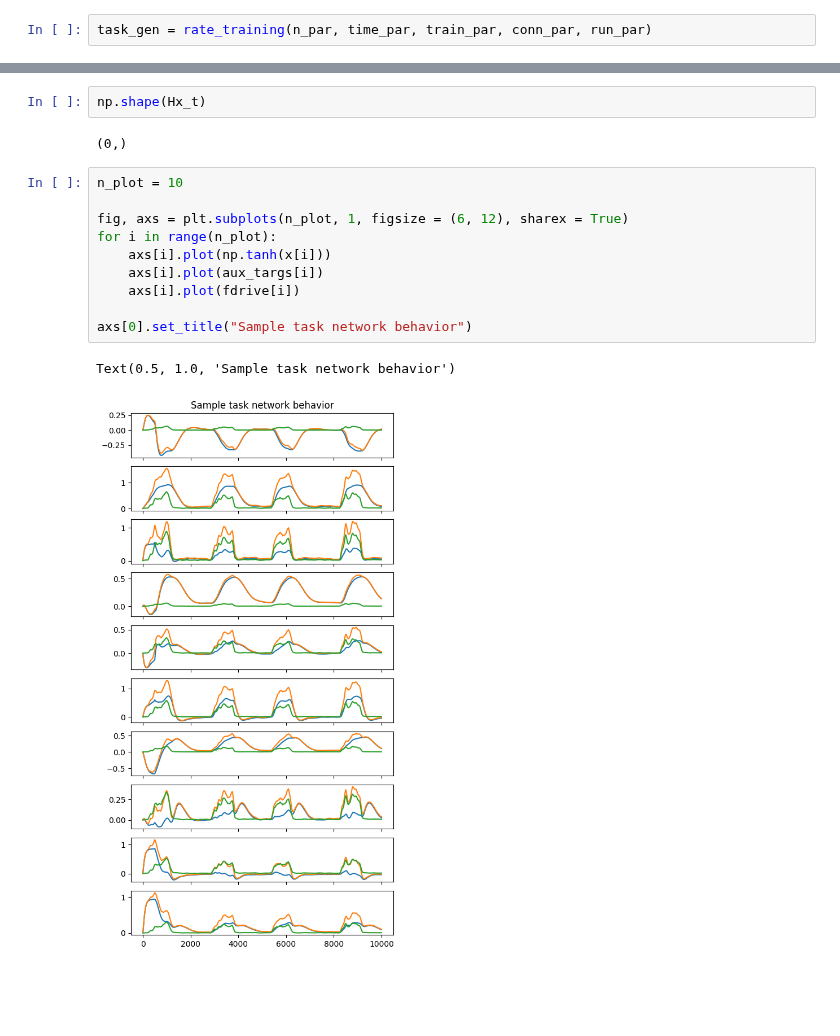
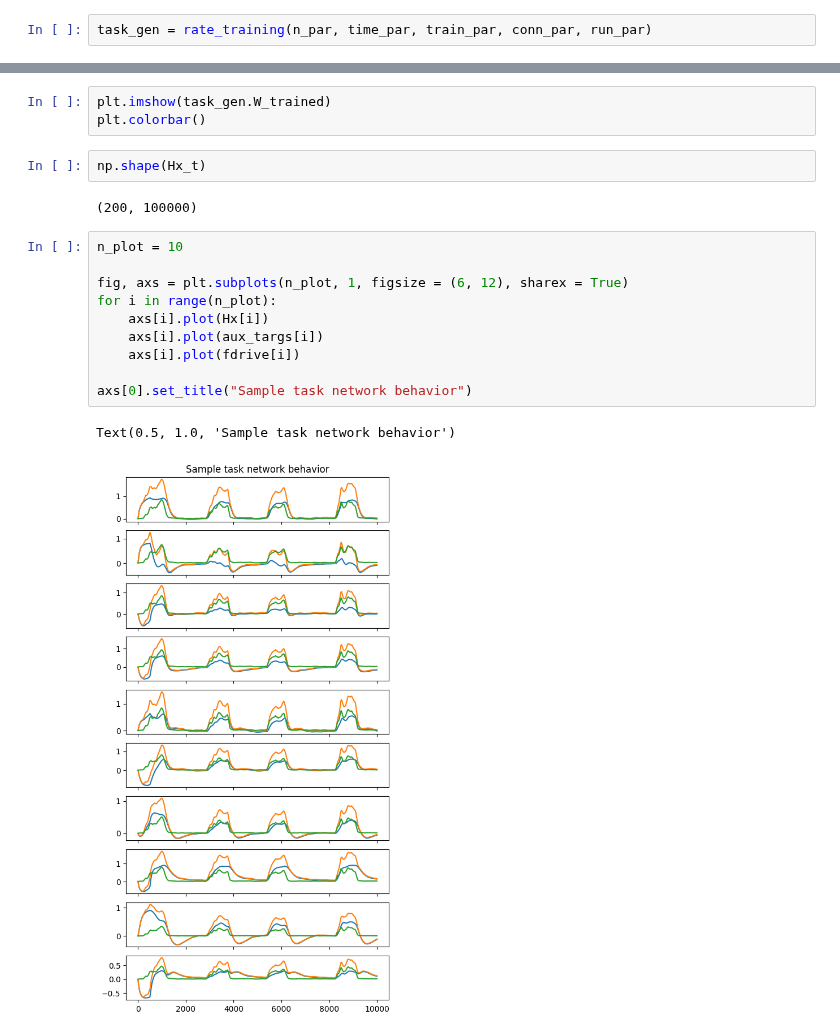
Before and after one commit to Sam-q-3736/srnn_rls, a Jupyter notebook: rate_testing.ipynb, the cells around one changed output, grey strips where cells are left out. Cells and saved outputs as stored; diff of their text form; blank space fills up the shorter version.

```diff
--- a/rate_testing.ipynb
+++ b/rate_testing.ipynb
@@ -76,17 +84,20 @@ training trial 9
-# %%
-np.shape(Hx_t)
-# %% [output]
-(0,)
-# %%
-n_plot = 10
-
-fig, axs = plt.subplots(n_plot, 1, figsize = (6, 12), sharex = True)
-for i in range(n_plot):
-    axs[i].plot(np.tanh(x[i]))
-    axs[i].plot(aux_targs[i])
-    axs[i].plot(fdrive[i])
-
-axs[0].set_title("Sample task network behavior")
-# %% [output]
-Text(0.5, 1.0, 'Sample task network behavior')
-[figure, removed]
+# %%
+plt.imshow(task_gen.W_trained)
+plt.colorbar()
+# %%
+np.shape(Hx_t)
+# %% [output]
+(200, 100000)
+# %%
+n_plot = 10
+
+fig, axs = plt.subplots(n_plot, 1, figsize = (6, 12), sharex = True)
+for i in range(n_plot):
+    axs[i].plot(Hx[i])
+    axs[i].plot(aux_targs[i])
+    axs[i].plot(fdrive[i])
+
+axs[0].set_title("Sample task network behavior")
+# %% [output]
+Text(0.5, 1.0, 'Sample task network behavior')
+[figure, added]
```
Also changed, not shown: parts of 3 cells of this notebook, 1 other file.
